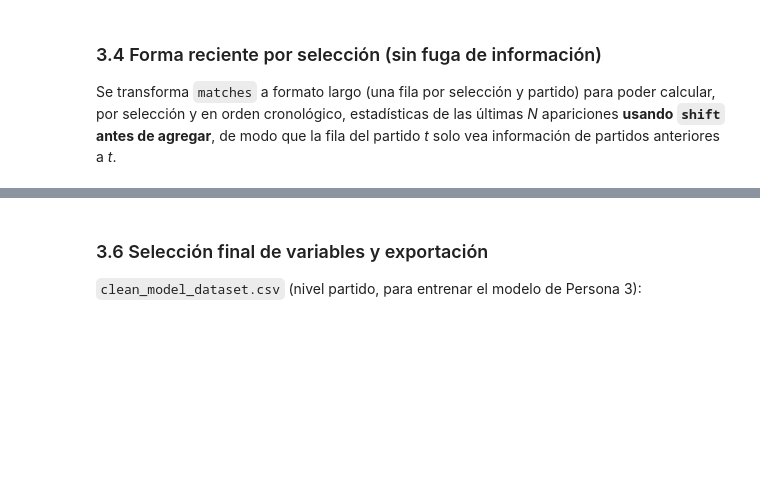
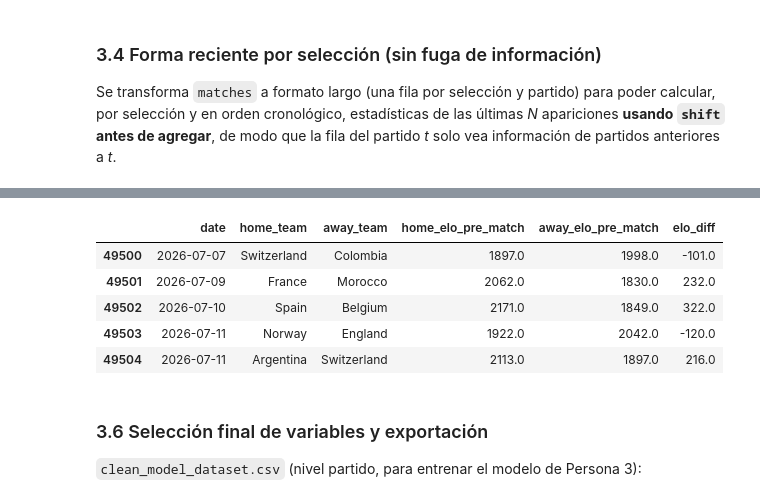
Before and after one commit to rodrigohernandezm/Proyecto_Mineria_Avanzada, a Jupyter notebook: notebooks/01_limpieza_datos.ipynb, the cells around one changed output, grey strips where cells are left out. Saved outputs shown, nothing was run; the diff lists cells and outputs as text; code cells hidden in the pictures; blank space fills up the shorter version.

```diff
--- a/notebooks/01_limpieza_datos.ipynb
+++ b/notebooks/01_limpieza_datos.ipynb
@@ -287,3 +399,28 @@ team_strength.head()
+# %%
+elo_sorted = elo.sort_values("date")
+
+def elo_before_match(team_col, out_col):
+    left = matches[["match_id", "date", team_col]].rename(columns={team_col: "team"}).sort_values("date")
+    merged = pd.merge_asof(
+        left, elo_sorted, on="date", by="team",
+        direction="backward", allow_exact_matches=False,
+    )
+    return merged.set_index("match_id")["rating"].rename(out_col)
+
+home_elo = elo_before_match("home_team", "home_elo_pre_match")
+away_elo = elo_before_match("away_team", "away_elo_pre_match")
+
+matches = matches.join(home_elo, on="match_id").join(away_elo, on="match_id")
+matches["elo_diff"] = matches["home_elo_pre_match"] - matches["away_elo_pre_match"]
+
+matches[["date", "home_team", "away_team", "home_elo_pre_match", "away_elo_pre_match", "elo_diff"]].tail()
+# %% [output]
+|  | date | home_team | away_team | home_elo_pre_match | away_elo_pre_match | elo_diff |
+| 49500 | 2026-07-07 | Switzerland | Colombia | 1897.0 | 1998.0 | -101.0 |
+| 49501 | 2026-07-09 | France | Morocco | 2062.0 | 1830.0 | 232.0 |
+| 49502 | 2026-07-10 | Spain | Belgium | 2171.0 | 1849.0 | 322.0 |
+| 49503 | 2026-07-11 | Norway | England | 1922.0 | 2042.0 | -120.0 |
+| 49504 | 2026-07-11 | Argentina | Switzerland | 2113.0 | 1897.0 | 216.0 |
 # %% [markdown]
 ### 3.6 Selección final de variables y exportación
 
```
Also changed, not shown: parts of 25 cells of this notebook.
